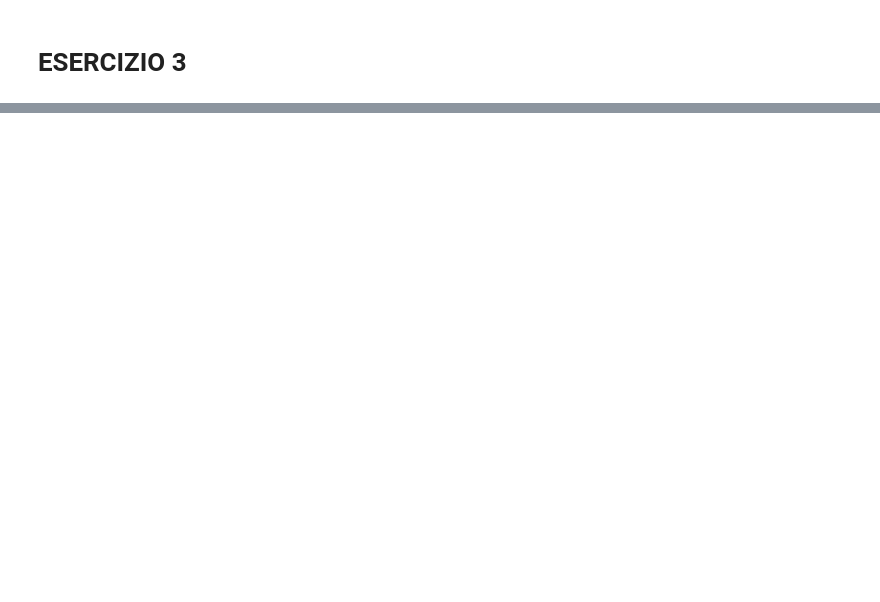
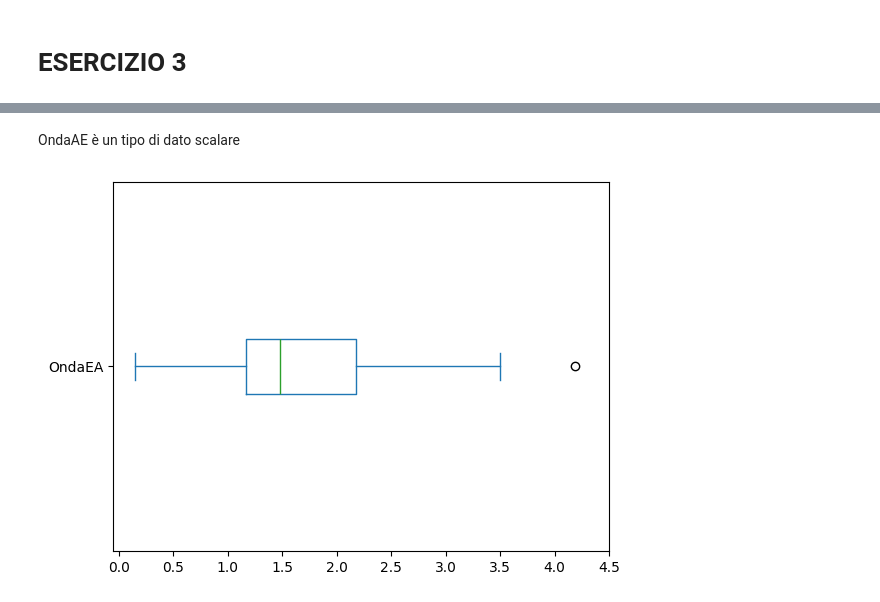
Before and after one commit to FriendlyWizard23/StatisticaL31, a Jupyter notebook: JUPYTER/TEMI D'ESAME/SOLUZIONI_MIE/ESAME 2018-07/ESAME.ipynb, the cells around one changed output, grey strips where cells are left out. Cells and saved outputs as stored; diff of their text form; code cells hidden in the pictures; blank space fills up the shorter version.

```diff
--- a/JUPYTER/TEMI D'ESAME/SOLUZIONI_MIE/ESAME 2018-07/ESAME.ipynb
+++ b/JUPYTER/TEMI D'ESAME/SOLUZIONI_MIE/ESAME 2018-07/ESAME.ipynb
@@ -32,2 +119,5 @@ posso stimare il valore atteso del campione $X1,...,X_n$ utilizzando la media ca
 # %% [markdown]
 # ESERCIZIO 3
+# %%
+filter=df[df["MC"].notna() & df["OndaEA"].notna() & (df["MORTE"] == 1)]
+filter
@@ -33,0 +138,9 @@ posso stimare il valore atteso del campione $X1,...,X_n$ utilizzando la media ca
+# %% [markdown]
+OndaAE è un tipo di dato scalare
+# %%
+x=np.arange(0,5,0.5)
+filter['OndaEA'].plot.box(vert=False)
+plt.xticks(x)
+plt.show()
+# %% [output]
+[figure, added]
```
Also changed, not shown: parts of 33 cells of this notebook, 3 other files.
